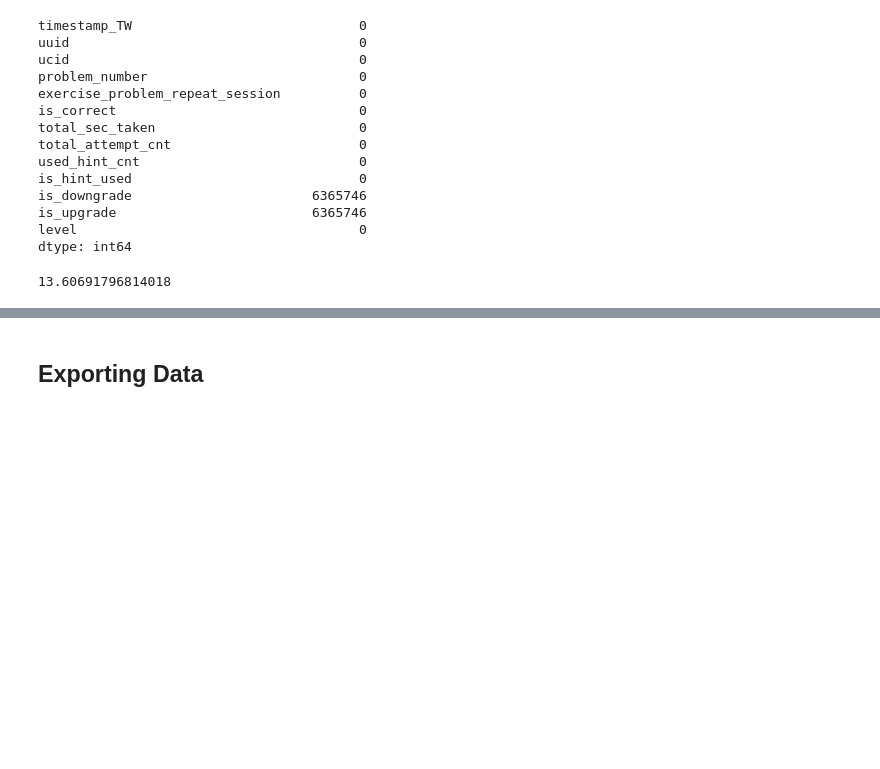
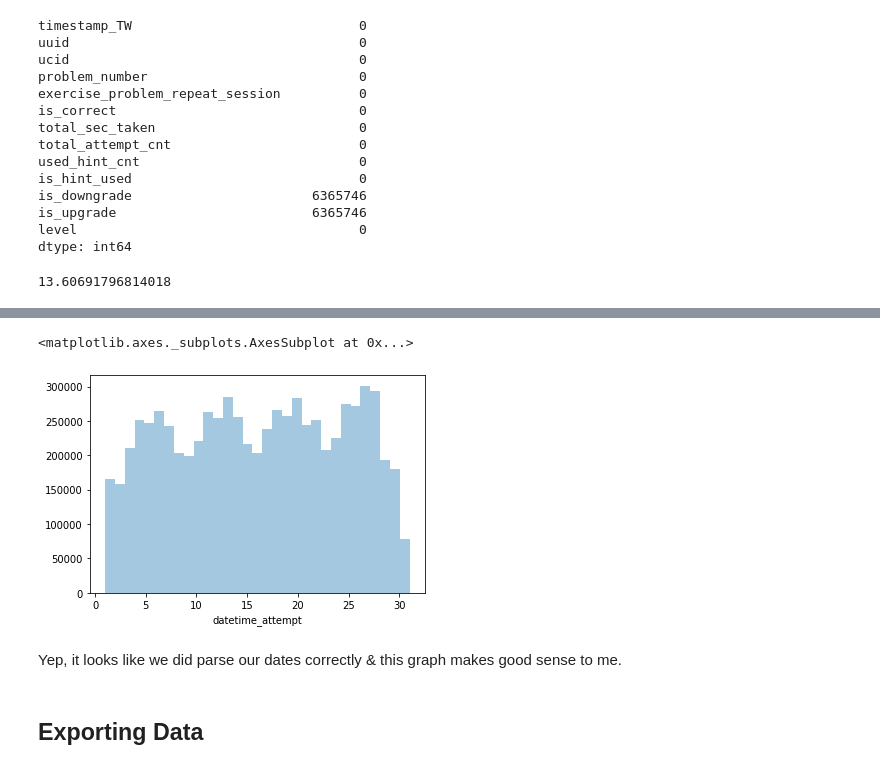
Before and after one commit to likweitan/Assessing-the-Readiness-of-HEI-in-Malaysia-to-Accept-Generation-Alpha, a Jupyter notebook: notebooks/2.1-data-cleaning.ipynb, the cells around one changed output, grey strips where cells are left out. Saved outputs shown, nothing was run; the diff lists cells and outputs as text; code cells hidden in the pictures; blank space fills up the shorter version.

```diff
--- a/notebooks/2.1-data-cleaning.ipynb
+++ b/notebooks/2.1-data-cleaning.ipynb
@@ -157,0 +189,3 @@ log_problem_df = log_problem_df.fillna(False)
+# %%
+log_problem_df['timestamp_TW'] = pd.to_datetime(log_problem_df['timestamp_TW'], format='%Y-%m-%d %H:%M:%S %Z')
+log_problem_df = log_problem_df.rename(columns = {'timestamp_TW':'datetime_attempt'})
@@ -157,0 +238,4 @@ log_problem_df = log_problem_df.fillna(False)
+# %%
+# get the day of the month from the date_parsed column
+day_of_month_problem = log_problem_df['datetime_attempt'].dt.day
+day_of_month_problem.head()
@@ -158,3 +250,14 @@ log_problem_df = log_problem_df.fillna(False)
+# %%
+# remove na's
+day_of_month_problem = day_of_month_problem.dropna()
+
+# plot the day of the month
+sns.distplot(day_of_month_problem, kde=False, bins=31)
+# %% [output]
+<matplotlib.axes._subplots.AxesSubplot at 0x...>
+[figure, added]
+# %% [markdown]
+Yep, it looks like we did parse our dates correctly & this graph makes good sense to me.
 # %% [markdown]
 ## Exporting Data
 # %%
```
Also changed, not shown: parts of 15 cells of this notebook, 3 other files.
